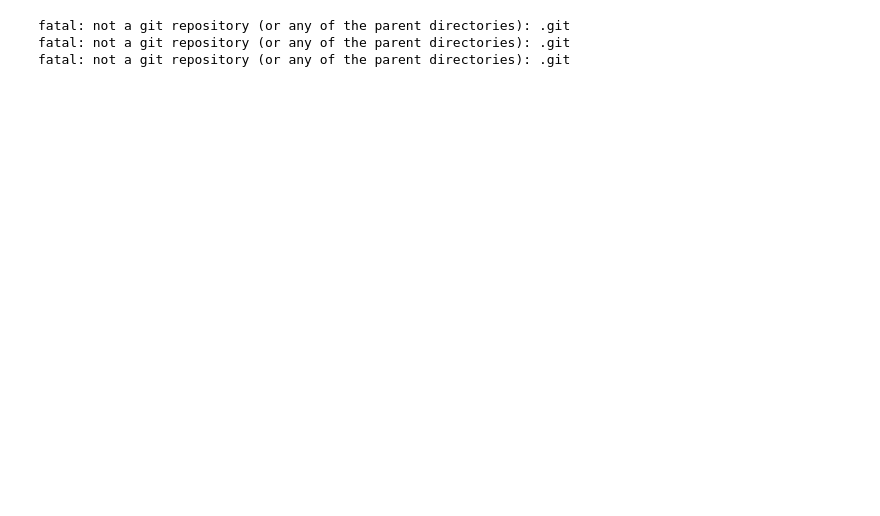
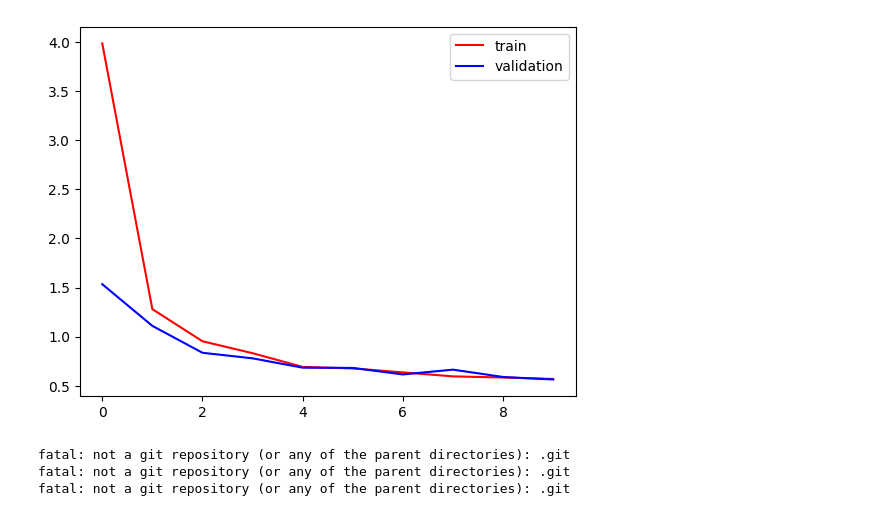
Before and after one commit to umersajid11/CatDogClassification, a Jupyter notebook: CatDogClassification.ipynb, the cells around one changed output. Drawn from its saved outputs; the diff is of its cells as text; code cells hidden in the pictures; blank space fills up the shorter version.

```diff
--- a/CatDogClassification.ipynb
+++ b/CatDogClassification.ipynb
@@ -6,0 +129,7 @@ Cat Dog Classification
+# %%
+plt.plot(history.history['loss'], color='red', label='train')
+plt.plot(history.history['val_loss'], color='blue', label='validation')
+plt.legend()
+plt.show()
+# %% [output]
+[figure, added]
```
Also changed, not shown: parts of 14 cells of this notebook.
